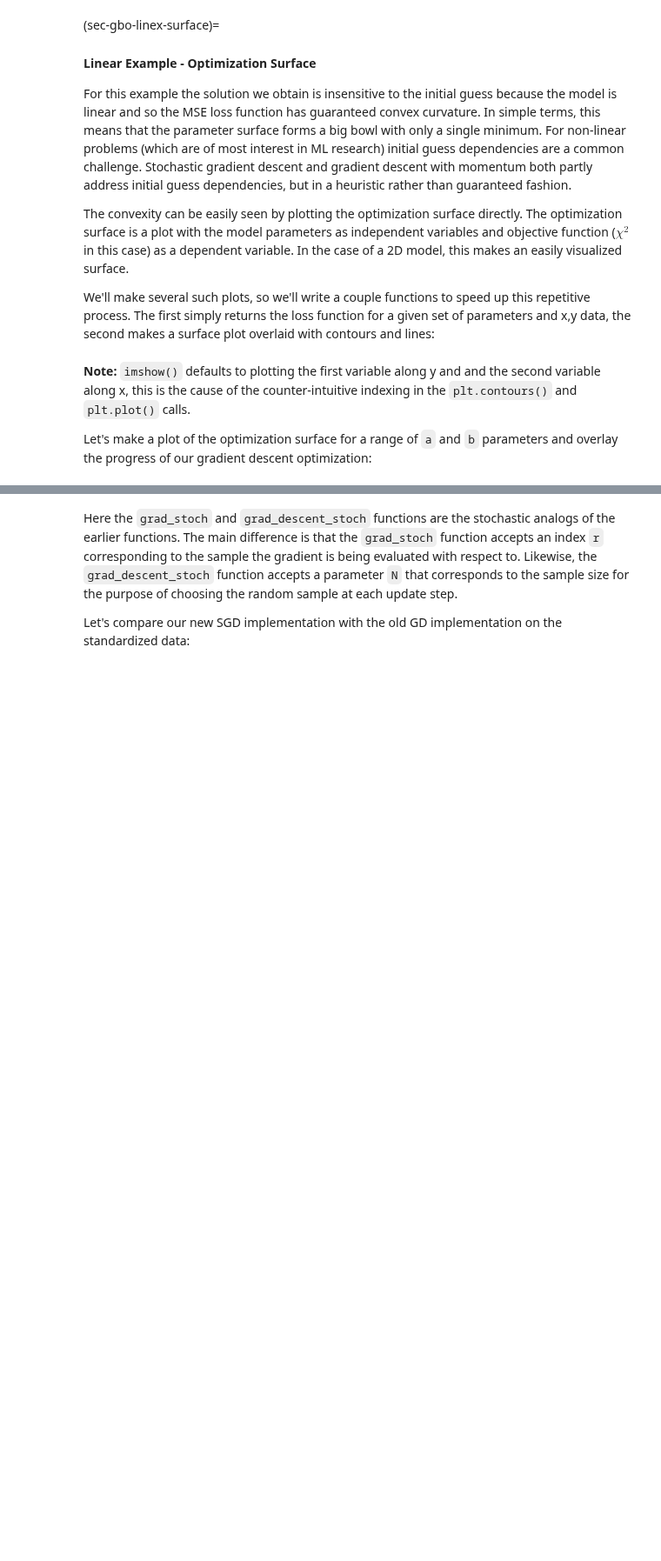
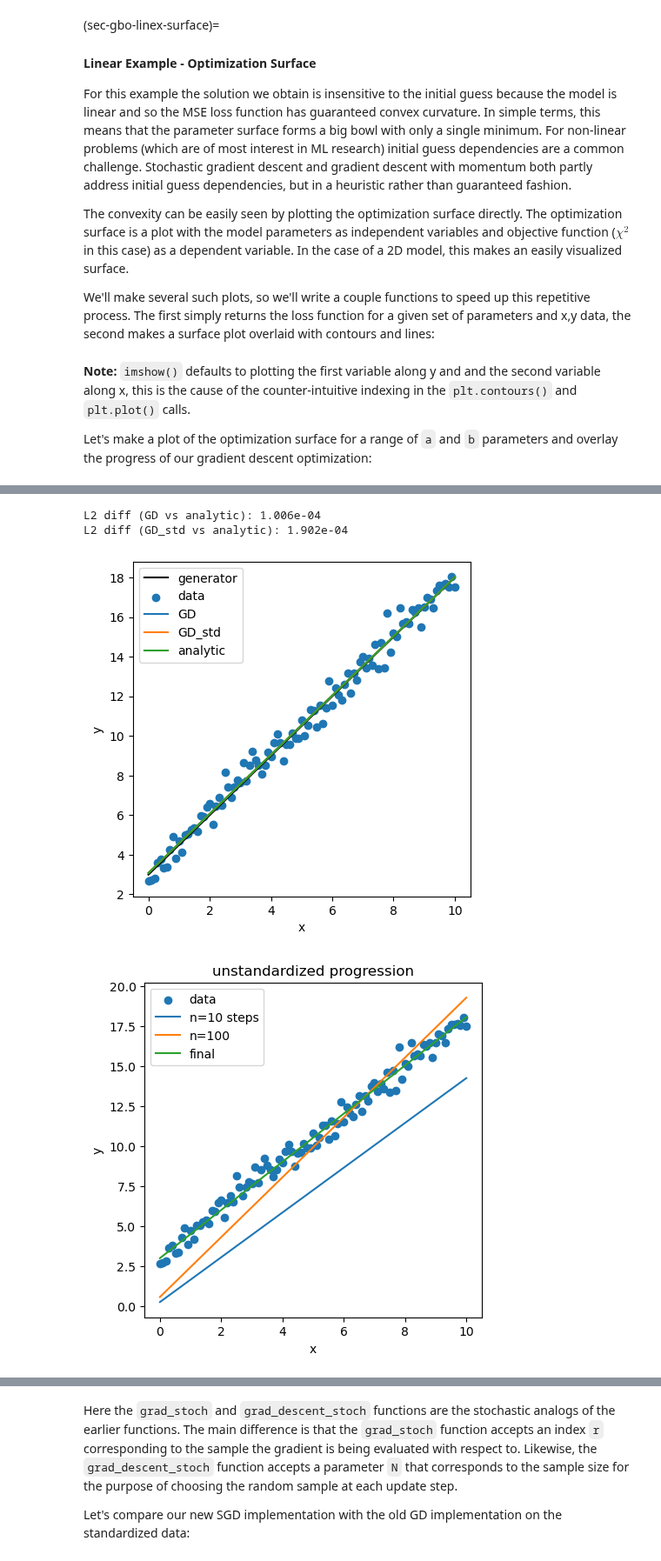
Before and after one commit to SECQUOIA/PU_CHE597_S2025, a Jupyter notebook: 9-Gradient_Based_Optimization/Optimization-Gradient_Based.ipynb, the cells around one changed output, grey strips where cells are left out. Shown at 87% size. Drawn from its saved outputs; the diff is of its cells as text; code cells hidden in the pictures; blank space fills up the shorter version.

```diff
--- a/9-Gradient_Based_Optimization/Optimization-Gradient_Based.ipynb
+++ b/9-Gradient_Based_Optimization/Optimization-Gradient_Based.ipynb
@@ -155,11 +175,16 @@ Let's calculate the analytic solution (using both methods):
 # Analytic solution (using pseudoinverse 1, based on direct calculation of the inverse)
 A = np.vstack([x,np.ones(len(x))]).T
 pseudo = np.dot(np.linalg.inv(np.dot(A.T,A)),A.T)
-sol = np.dot(pseudo,y)
-print("Using pseudo-inverse 1:\na: {:<6.4f}\nb: {:<6.4f}".format(sol[0],sol[1]))
+sol1 = np.dot(pseudo,y)
+print("Using pseudo-inverse 1:\na: {:<6.4f}\nb: {:<6.4f}".format(sol1[0],sol1[1]))
+print(f"diff from true (a,b): da={sol1[0]-a:.4f}, db={sol1[1]-b:.4f}")
 
 # Analytic solution (using pseudoinverse 2 based on Singular Value Decomposition)
 U,E,Vt = np.linalg.svd(A,full_matrices=False)
 pseudo = np.dot(np.dot(Vt.T,np.diag(1.0/E)),U.T)
-sol = np.dot(pseudo,y)
-print("\nUsing pseudo-inverse 2:\na: {:<6.4f}\nb: {:<6.4f}".format(sol[0],sol[1]))
+sol2 = np.dot(pseudo,y)
+print("\nUsing pseudo-inverse 2:\na: {:<6.4f}\nb: {:<6.4f}".format(sol2[0],sol2[1]))
+print(f"diff from true (a,b): da={sol2[0]-a:.4f}, db={sol2[1]-b:.4f}")
+print(f"sol1-sol2 L2 diff: {np.linalg.norm(sol1-sol2):.2e}")
+# Use sol2 as the analytic solution for later plots
+sol = sol2
@@ -323,6 +403,14 @@ As promised, the optimization surface has been transformed into a bowl, and the
 
 It is also useful to make a plot of the predictions for intermediate parameterizations:
 # %%
+
+# Numeric comparisons of solutions
+diff_gd_sol = np.linalg.norm(params_GD[-1]-sol)
+a_std = params_std[-1,0]*np.std(y)/np.std(x)
+b_std = np.mean(y) + params_std[-1,1]*np.std(y) - a_std*np.mean(x)
+diff_std_sol = np.linalg.norm(np.array([a_std,b_std]) - sol)
+print(f"L2 diff (GD vs analytic): {diff_gd_sol:.3e}")
+print(f"L2 diff (GD_std vs analytic): {diff_std_sol:.3e}")
 # Plot final fits for all models
 plt.figure(figsize=(5,5))
 plt.plot(x,a*x+b,color='k',label="generator")
@@ -331,30 +419,35 @@ plt.plot(x,x*params_GD[-1,0] + params_GD[-1,1],label="GD")
 plt.plot(x,(x_std*params_std[-1,0] + params_std[-1,1])*np.std(y) + np.mean(y),label="GD_std")
 plt.plot(x,x*sol[0] + sol[1],label="analytic")
 plt.xlabel("x")
 plt.ylabel("y")
 plt.legend()
 
 # Plot fit progression for unstandardized GD (redo fit with baseline hyperparameters)
 grad_0 = lambda params: grad(params,x,y) # give the grad function x and y data
 params_GD = grad_descent([[0.0,0.0]],grad_0,alpha=0.002,thresh=1E-4)
 plt.figure(figsize=(5,5))
 plt.scatter(x,y,label="data")
 plt.plot(x,x*params_GD[9,0] + params_GD[9,1],label="n=10 steps")
 plt.plot(x,x*params_GD[100,0] + params_GD[100,1],label="n=100")
 plt.plot(x,x*params_GD[-1,0] + params_GD[-1,1],label="final")
 plt.xlabel("x")
 plt.ylabel("y")
 plt.title("unstandardized progression")
 plt.legend()
 
 # Plot fit progression for standardized GD
 plt.figure(figsize=(5,5))
 plt.scatter(x,y,label="data")
 plt.plot(x,(x_std*params_std[9,0] + params_std[9,1])*np.std(y) + np.mean(y),label="n=10 steps")
 plt.plot(x,(x_std*params_std[100,0] + params_std[100,1])*np.std(y) + np.mean(y),label="n=100")
 plt.plot(x,(x_std*params_std[-1,0] + params_std[-1,1])*np.std(y) + np.mean(y),label="final")
 plt.xlabel("x")
 plt.ylabel("y")
 plt.title("standardized progression")
 plt.legend()
 plt.show()
+# %% [output]
+L2 diff (GD vs analytic): 1.006e-04
+L2 diff (GD_std vs analytic): 1.902e-04
+[figure, added]
+[figure, added]
```
Also changed, not shown: parts of 44 cells of this notebook.
